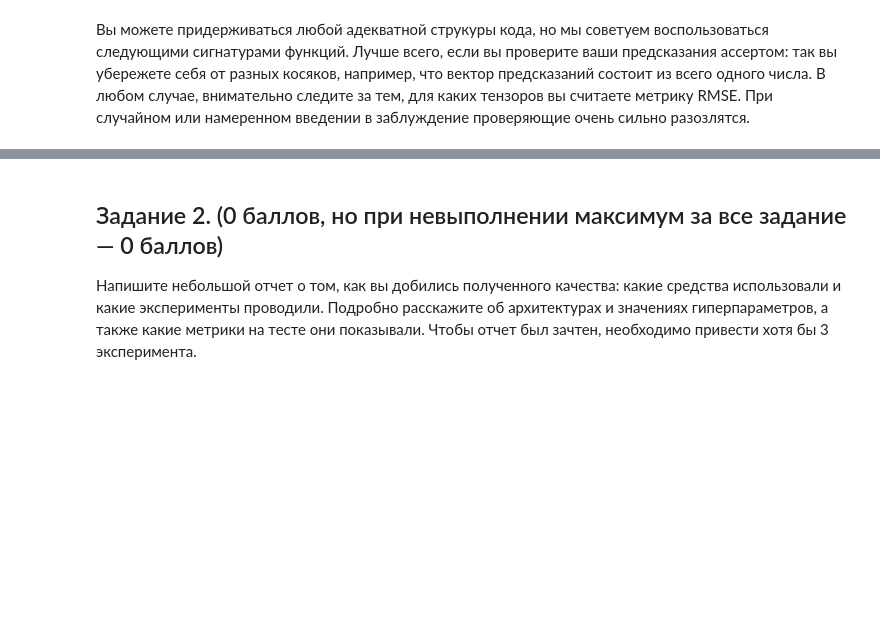
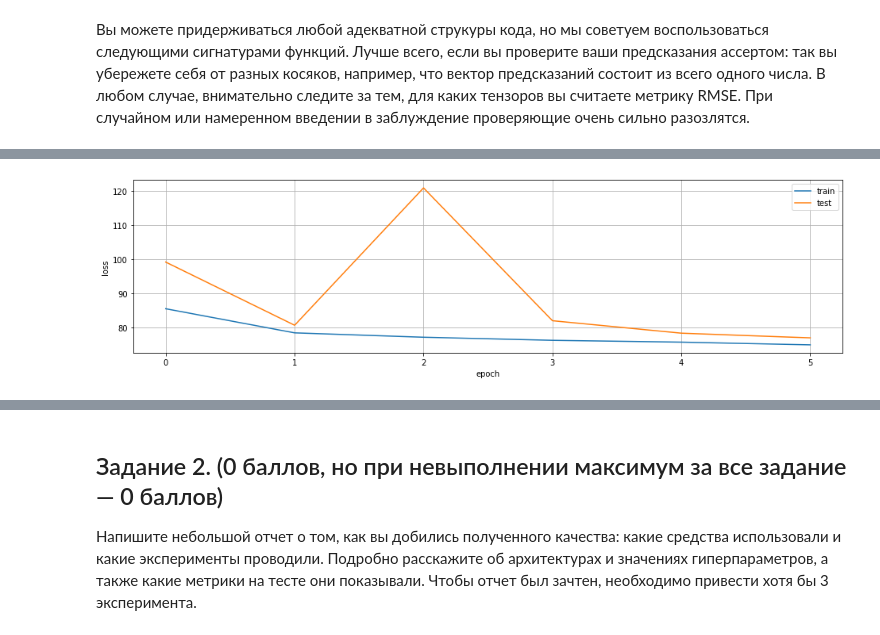
Before and after one commit to Panesher/Machine-Learning, a Jupyter notebook: DL-1/intro_hw01_Panesh.ipynb, the cells around one changed output, grey strips where cells are left out. Drawn from its saved outputs; the diff is of its cells as text; code cells hidden in the pictures; blank space fills up the shorter version.

```diff
--- a/DL-1/intro_hw01_Panesh.ipynb
+++ b/DL-1/intro_hw01_Panesh.ipynb
@@ -268,0 +262,8 @@ do_train_and_test(model, optimizer, criterion, train_loader, test_loader, 4, 6)
+# %%
+set_random_seed(107)
+model = Net().to(device)
+optimizer = torch.optim.SGD(model.parameters(), lr=0.005)
+criterion = nn.MSELoss()
+do_train_and_test(device, model, optimizer, criterion, train_loader, test_loader, 0, 5)
+# %% [output]
+[figure, added]
```
Also changed, not shown: parts of 26 cells of this notebook.
